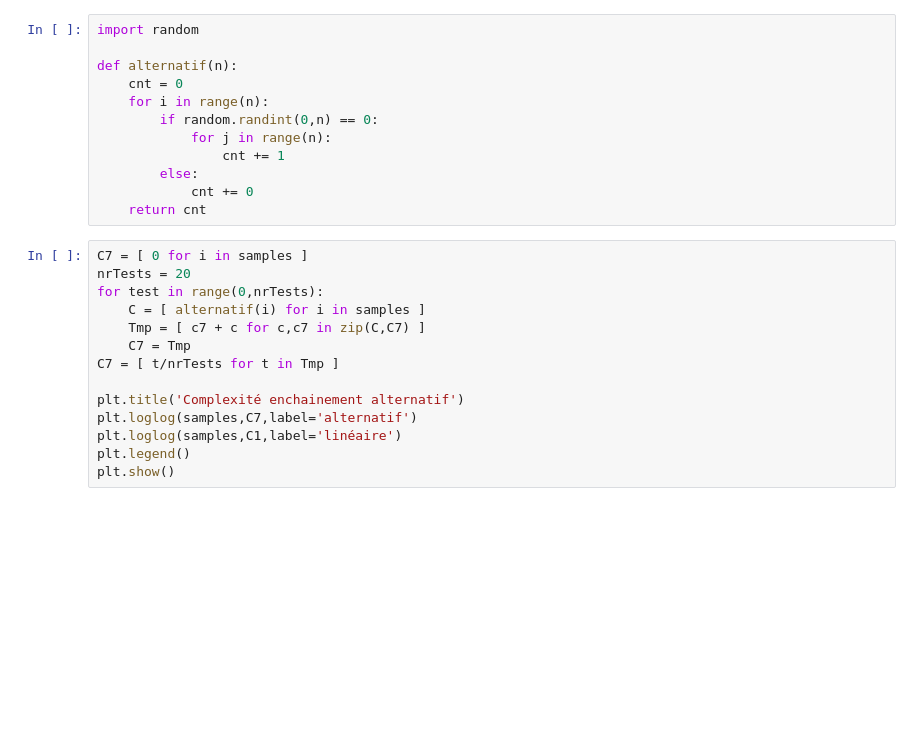
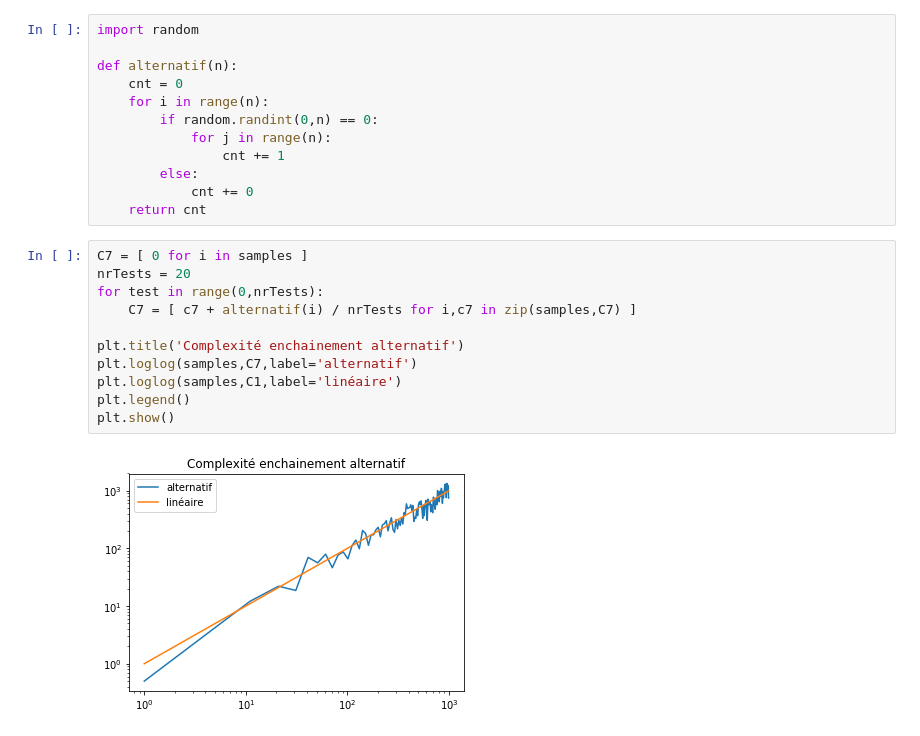
Before and after one commit to ocuisenaire/ASD1-notebooks, a Jupyter notebook: 1_Introduction/4 - Complexités.ipynb, the cells around one changed output. Drawn from its saved outputs; the diff is of its cells as text; blank space fills up the shorter version.

```diff
--- a/1_Introduction/4 - Complexités.ipynb
+++ b/1_Introduction/4 - Complexités.ipynb
@@ -137,14 +153,13 @@ def alternatif(n):
 # %%
 C7 = [ 0 for i in samples ]
 nrTests = 20
 for test in range(0,nrTests):
-    C = [ alternatif(i) for i in samples ]
-    Tmp = [ c7 + c for c,c7 in zip(C,C7) ]
-    C7 = Tmp
-C7 = [ t/nrTests for t in Tmp ]
+    C7 = [ c7 + alternatif(i) / nrTests for i,c7 in zip(samples,C7) ]
 
 plt.title('Complexité enchainement alternatif')
 plt.loglog(samples,C7,label='alternatif')
 plt.loglog(samples,C1,label='linéaire')
 plt.legend()
 plt.show()
+# %% [output]
+[figure, added]
```
Also changed, not shown: parts of 10 cells of this notebook.
